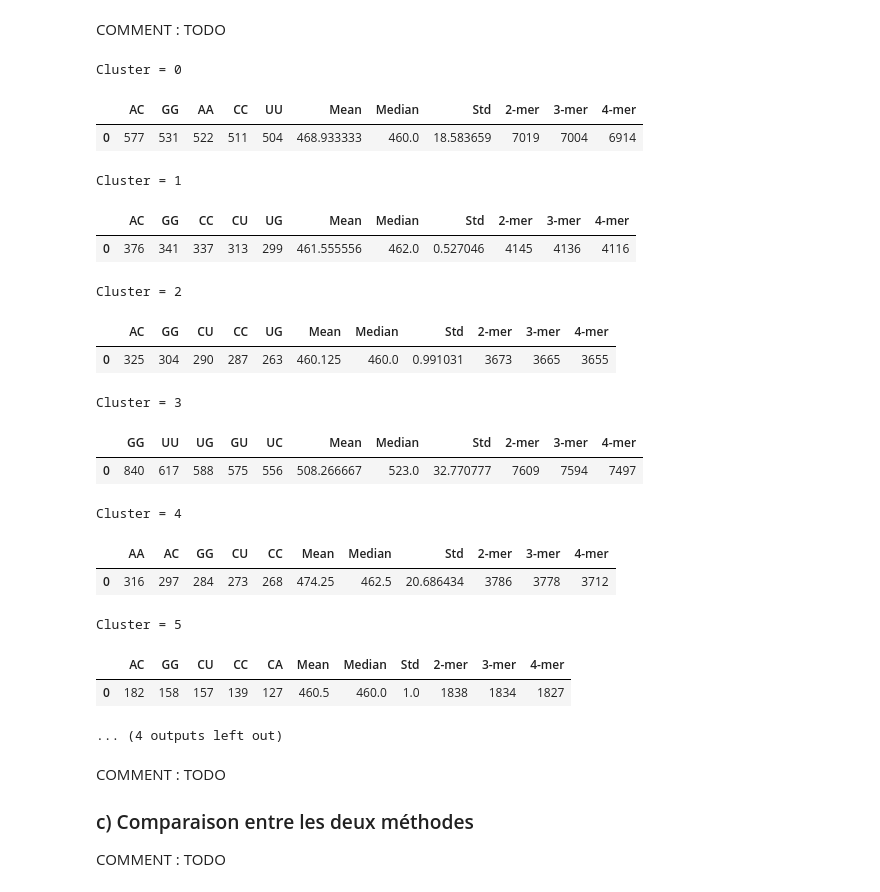
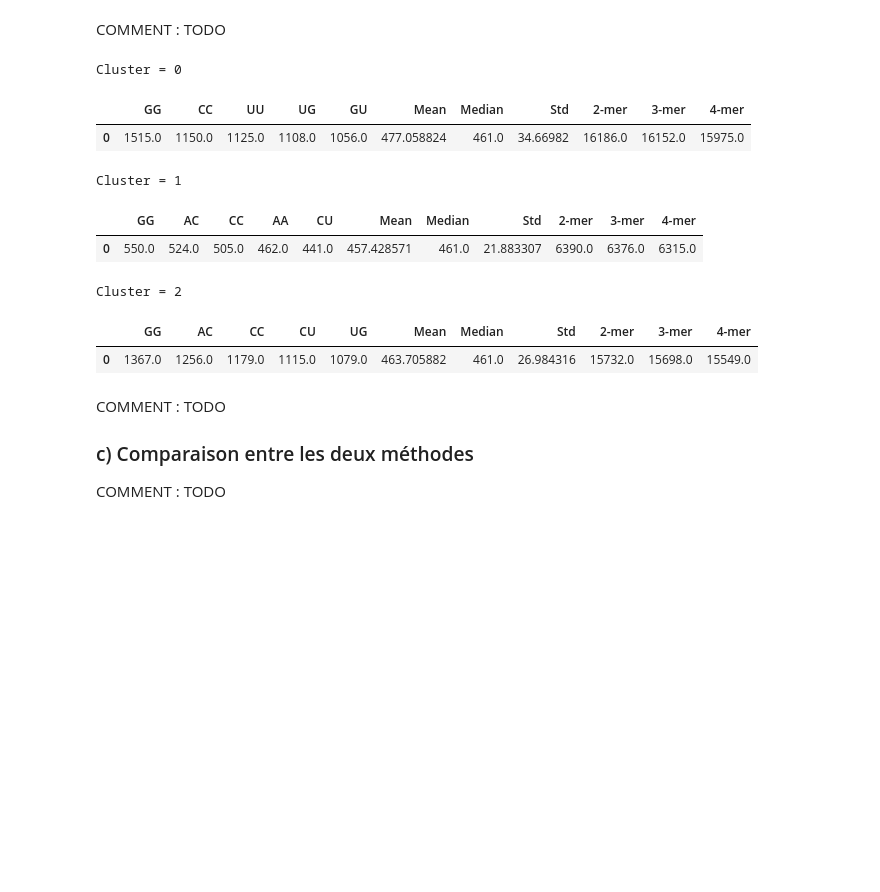
Before and after one commit to T-amairi/IFT870, a Jupyter notebook: TP4/tp4.ipynb, the cells around one changed output. Cells and saved outputs as stored; diff of their text form; code cells hidden in the pictures; blank space fills up the shorter version.

```diff
--- a/TP4/tp4.ipynb
+++ b/TP4/tp4.ipynb
@@ -587,28 +647,18 @@ COMMENT : TODO
 # %%
 # fourth group
 X = dfDist4.to_numpy()
 param = {'X' : X}
-displayClusteringMetrics(8, df4.copy(), m4.copy(), X, KMedoid, param)
+displayClusteringMetrics(3, df4.copy(), m4.copy(), X, KMedoid, param)
 # %% [output]
 Cluster = 0
-|  | AC | GG | AA | CC | UU | Mean | Median | Std | 2-mer | 3-mer | 4-mer |
-| 0 | 577 | 531 | 522 | 511 | 504 | 468.933333 | 460.0 | 18.583659 | 7019 | 7004 | 6914 |
+|  | GG | CC | UU | UG | GU | Mean | Median | Std | 2-mer | 3-mer | 4-mer |
+| 0 | 1515.0 | 1150.0 | 1125.0 | 1108.0 | 1056.0 | 477.058824 | 461.0 | 34.66982 | 16186.0 | 16152.0 | 15975.0 |
 Cluster = 1
-|  | AC | GG | CC | CU | UG | Mean | Median | Std | 2-mer | 3-mer | 4-mer |
-| 0 | 376 | 341 | 337 | 313 | 299 | 461.555556 | 462.0 | 0.527046 | 4145 | 4136 | 4116 |
+|  | GG | AC | CC | AA | CU | Mean | Median | Std | 2-mer | 3-mer | 4-mer |
+| 0 | 550.0 | 524.0 | 505.0 | 462.0 | 441.0 | 457.428571 | 461.0 | 21.883307 | 6390.0 | 6376.0 | 6315.0 |
 Cluster = 2
-|  | AC | GG | CU | CC | UG | Mean | Median | Std | 2-mer | 3-mer | 4-mer |
-| 0 | 325 | 304 | 290 | 287 | 263 | 460.125 | 460.0 | 0.991031 | 3673 | 3665 | 3655 |
+|  | GG | AC | CC | CU | UG | Mean | Median | Std | 2-mer | 3-mer | 4-mer |
+| 0 | 1367.0 | 1256.0 | 1179.0 | 1115.0 | 1079.0 | 463.705882 | 461.0 | 26.984316 | 15732.0 | 15698.0 | 15549.0 |
-Cluster = 3
-|  | GG | UU | UG | GU | UC | Mean | Median | Std | 2-mer | 3-mer | 4-mer |
-| 0 | 840 | 617 | 588 | 575 | 556 | 508.266667 | 523.0 | 32.770777 | 7609 | 7594 | 7497 |
-Cluster = 4
-|  | AA | AC | GG | CU | CC | Mean | Median | Std | 2-mer | 3-mer | 4-mer |
-| 0 | 316 | 297 | 284 | 273 | 268 | 474.25 | 462.5 | 20.686434 | 3786 | 3778 | 3712 |
-Cluster = 5
-|  | AC | GG | CU | CC | CA | Mean | Median | Std | 2-mer | 3-mer | 4-mer |
-| 0 | 182 | 158 | 157 | 139 | 127 | 460.5 | 460.0 | 1.0 | 1838 | 1834 | 1827 |
-... (4 outputs left out)
 # %% [markdown]
 COMMENT : TODO
 
```
Also changed, not shown: parts of 45 cells of this notebook.
